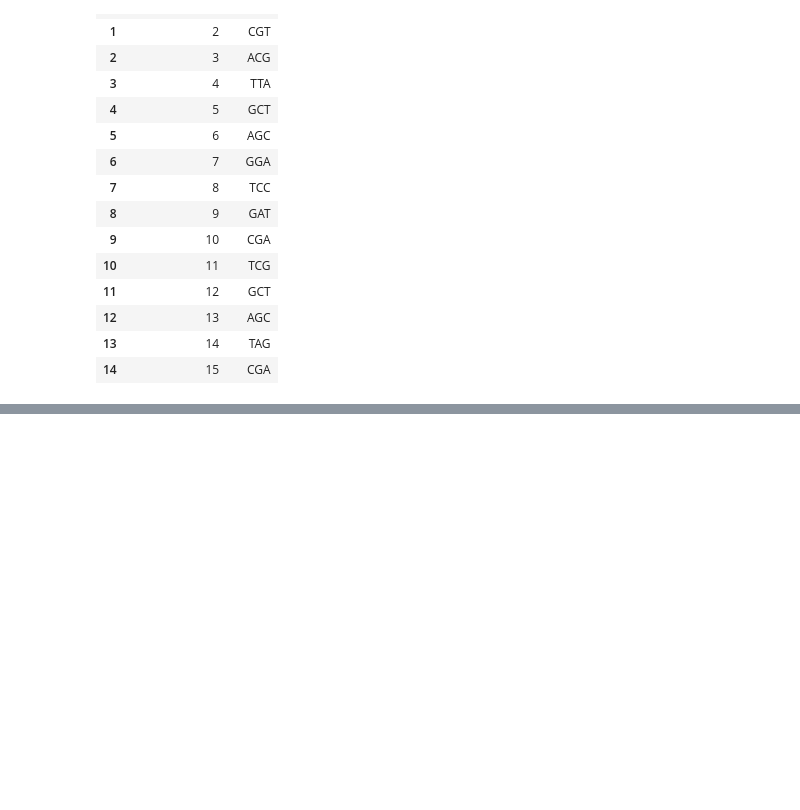
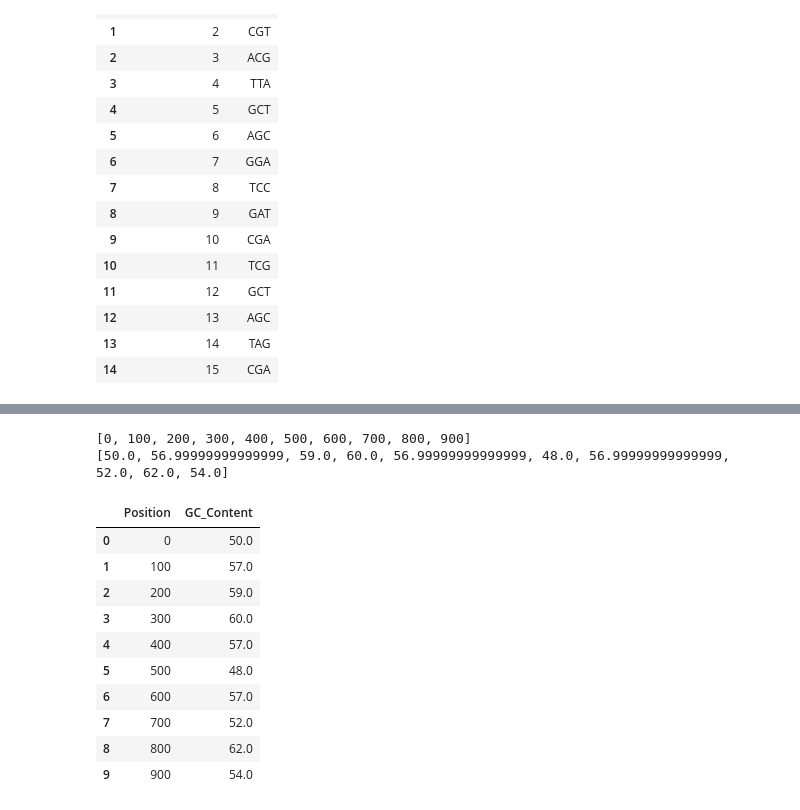
Before and after one commit to amberlin2/DNA-Sequence-Analysis, a Jupyter notebook: notebooks/dna_sequence_analysis.ipynb, the cells around one changed output, grey strips where cells are left out. Saved outputs shown, nothing was run; the diff lists cells and outputs as text; code cells hidden in the pictures; blank space fills up the shorter version.

```diff
--- a/notebooks/dna_sequence_analysis.ipynb
+++ b/notebooks/dna_sequence_analysis.ipynb
@@ -438,0 +632,25 @@ codon_df.head(15)
+# %%
+print(positions[:10])
+print(gc_values[:10])
+# %% [output]
+[0, 100, 200, 300, 400, 500, 600, 700, 800, 900]
+[50.0, 56.99999999999999, 59.0, 60.0, 56.99999999999999, 48.0, 56.99999999999999, 52.0, 62.0, 54.0]
+# %%
+gc_window_df = pd.DataFrame({
+    "Position": positions,
+    "GC_Content": gc_values
+})
+
+gc_window_df.head(10)
+# %% [output]
+|  | Position | GC_Content |
+| 0 | 0 | 50.0 |
+| 1 | 100 | 57.0 |
+| 2 | 200 | 59.0 |
+| 3 | 300 | 60.0 |
+| 4 | 400 | 57.0 |
+| 5 | 500 | 48.0 |
+| 6 | 600 | 57.0 |
+| 7 | 700 | 52.0 |
+| 8 | 800 | 62.0 |
+| 9 | 900 | 54.0 |
```
Also changed, not shown: parts of 21 cells of this notebook, 1 other file.
